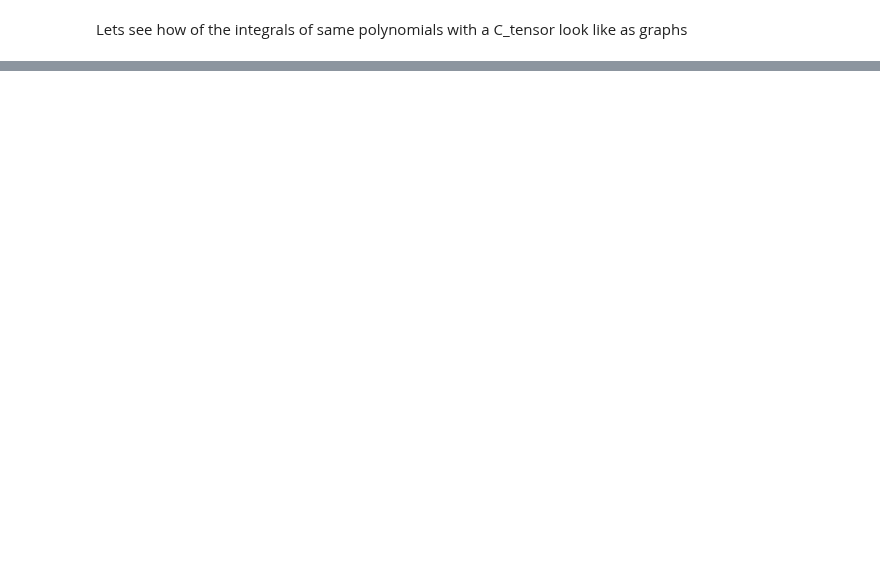
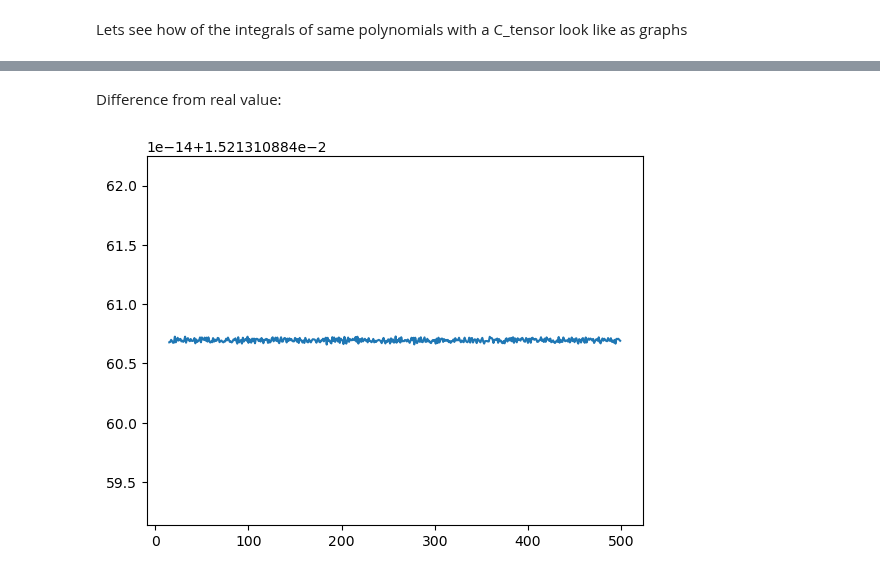
Before and after one commit to SED0280/BakalarkaCode, a Jupyter notebook: Gausova Kvadratura.ipynb, the cells around one changed output, grey strips where cells are left out. Saved outputs shown, nothing was run; the diff lists cells and outputs as text; code cells hidden in the pictures; blank space fills up the shorter version.

```diff
--- a/Gausova Kvadratura.ipynb
+++ b/Gausova Kvadratura.ipynb
@@ -678,0 +579,21 @@ plt.show()
+# %%
+n = 4
+
+lamb = 1
+aprox = []
+difference = []
+times = []
+node_range = range(15,500)
+#node_range = range(1,n+20)
+for node_count in node_range:
+    starttime = time.time()
+    nodes, weights = kl.integ.nodes_weights(node_count)
+    dist_sq = (nodes)**2
+    C_tensor = np.exp(-dist_sq/lamb)
+    #int_aprox = np.einsum('j,jk,k->', l(nodes)[n], C_tensor, l(nodes)[n])
+    int_aprox =((l(nodes)[n]*weights) @ C_tensor)**2
+    endtime = time.time()
+
+    aprox.append(int_aprox)
+    difference.append(np.abs(int_aprox-0.0164274897245295915177756431842263468086376299790787366359421403395269788))
+    times.append(endtime-starttime)
@@ -678,0 +607,7 @@ plt.show()
+# %% [markdown]
+Difference from real value:
+# %%
+plt.plot(node_range,difference)
+plt.show()
+# %% [output]
+[figure, added]
```
Also changed, not shown: parts of 44 cells of this notebook.
